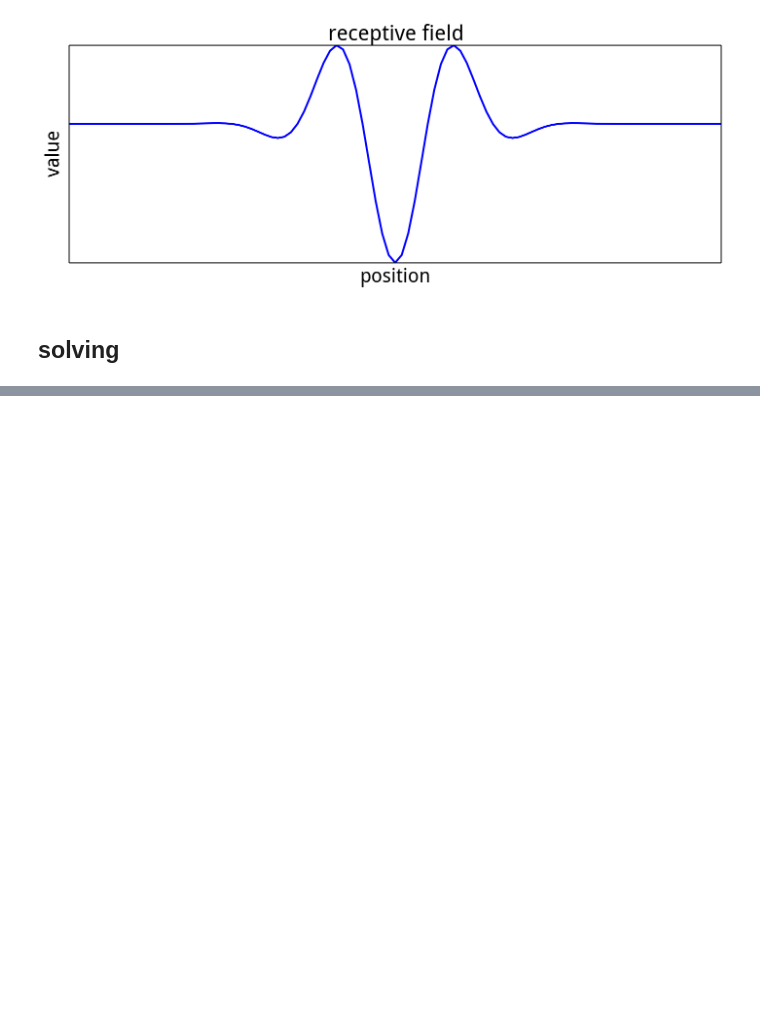
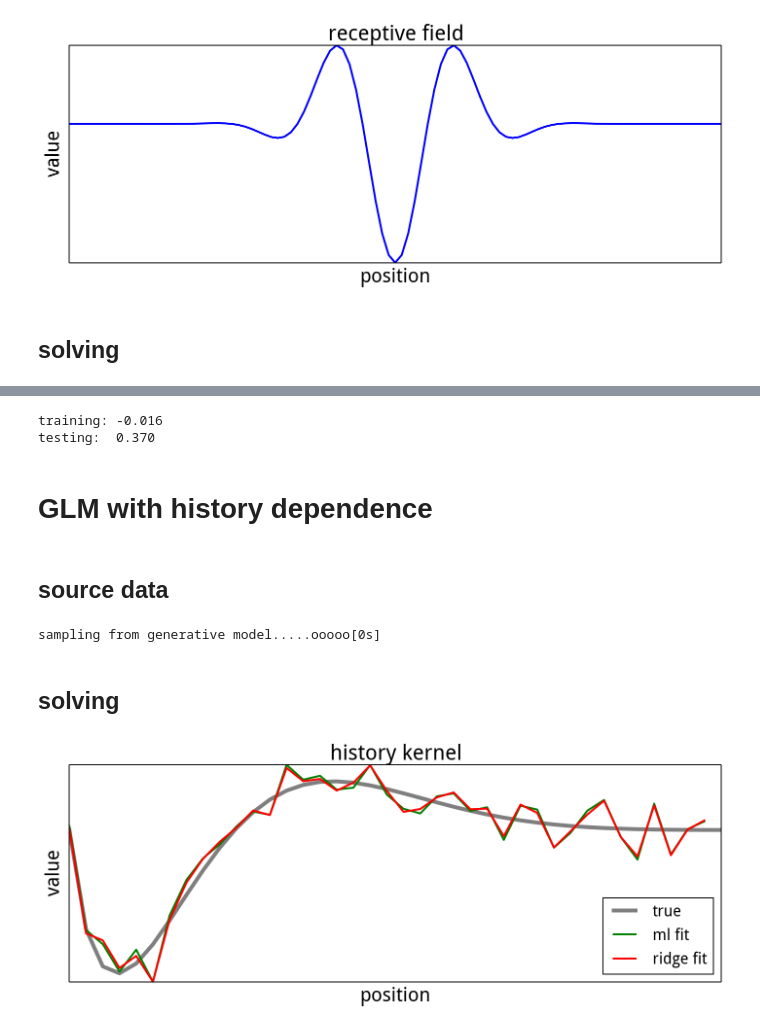
Before and after one commit to rabbitmcrabbit/glm.retina, a Jupyter notebook: demo.ipynb, the cells around one changed output, grey strips where cells are left out. Saved outputs shown, nothing was run; the diff lists cells and outputs as text; code cells hidden in the pictures; blank space fills up the shorter version.

```diff
--- a/demo.ipynb
+++ b/demo.ipynb
@@ -71,0 +134,11 @@ pass
+# %%
+# ML overfits to the training data, makes poorer predictions on the testing data
+print 'training: %.3f' % (ridge.LL_training_per_observation - ml.LL_training_per_observation)
+print 'testing:  %.3f' % (ridge.LL_testing_per_observation - ml.LL_testing_per_observation)
+# %% [output]
+training: -0.016
+testing:  0.370
+# %% [markdown]
+# GLM with history dependence
+# %% [markdown]
+## source data
@@ -71,0 +221,28 @@ pass
+# %%
+# instantiate
+data = SimulatedData2DHistory( N_sec=10 )
+# %% [output]
+sampling from generative model.....ooooo[0s]
+# %% [markdown]
+## solving
+# %%
+# maximum likelihood solution
+ml = glm.ML( data, testing_proportion=0.2 )
+ml.solve( verbose=False )
+
+# ridge penalised solution
+ridge = glm.Ridge( data, testing_proportion=0.2 )
+ridge.training_slices = ml.training_slices
+ridge.testing_slices = ml.testing_slices
+ridge.solve( verbose=False )
+# %%
+# plot history kernels
+fig = plt.figure()
+ax = fig.gca( xlabel='position', ylabel='value', xticks=[], yticks=[], title='history kernel' )
+ax.plot( data.k_history, lw=4, label='true', color='k', alpha=0.5 )
+ax.plot( ml.k__d[-40:-1], color='g', lw=2, label='ml fit' )
+ax.plot( ridge.k__d[-40:-1], color='r', lw=2, label='ridge fit' )
+ax.legend( loc='lower right', fontsize=16 )
+pass
+# %% [output]
+[figure, added]
```
Also changed, not shown: parts of 14 cells of this notebook, 3 other files.
